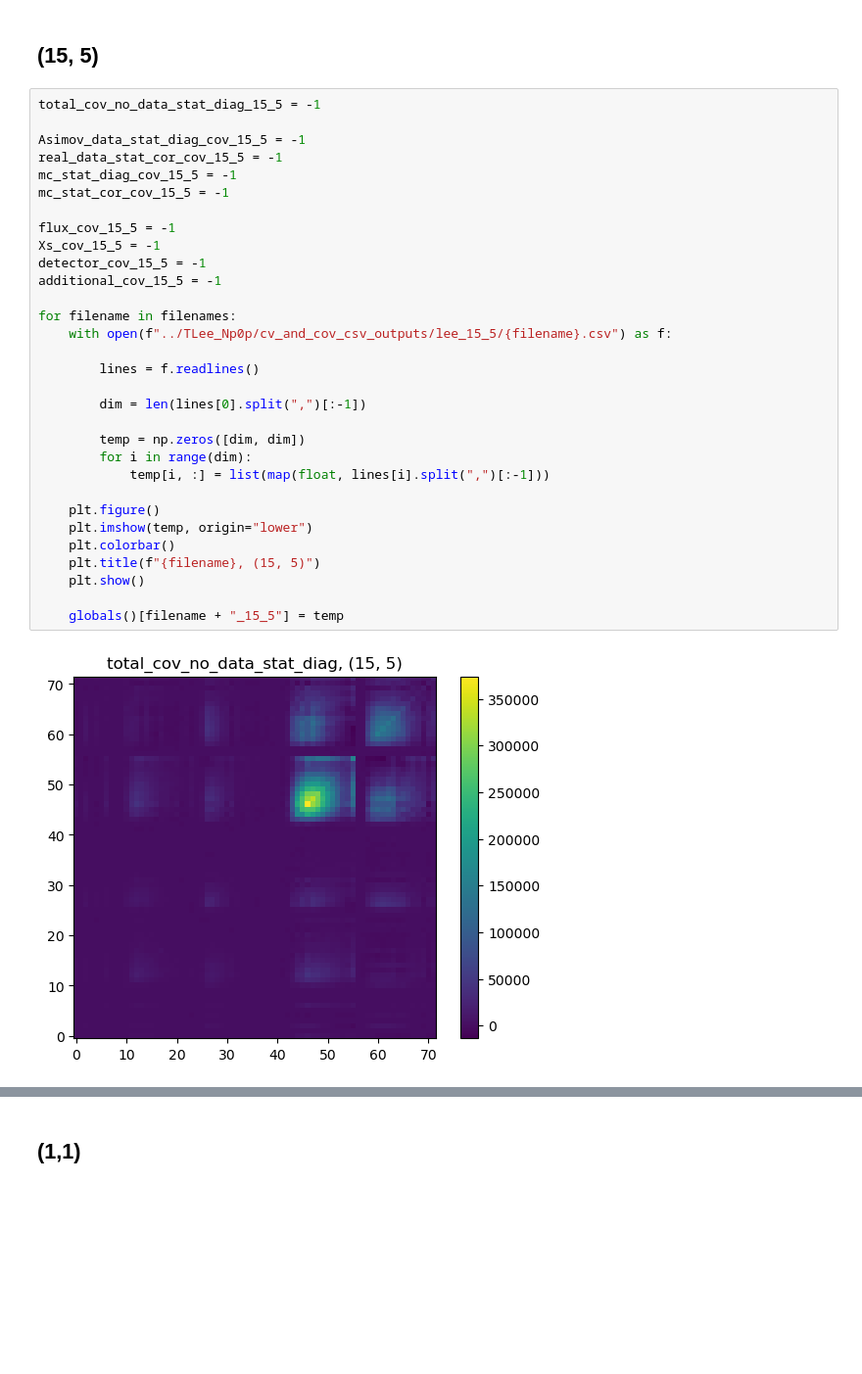
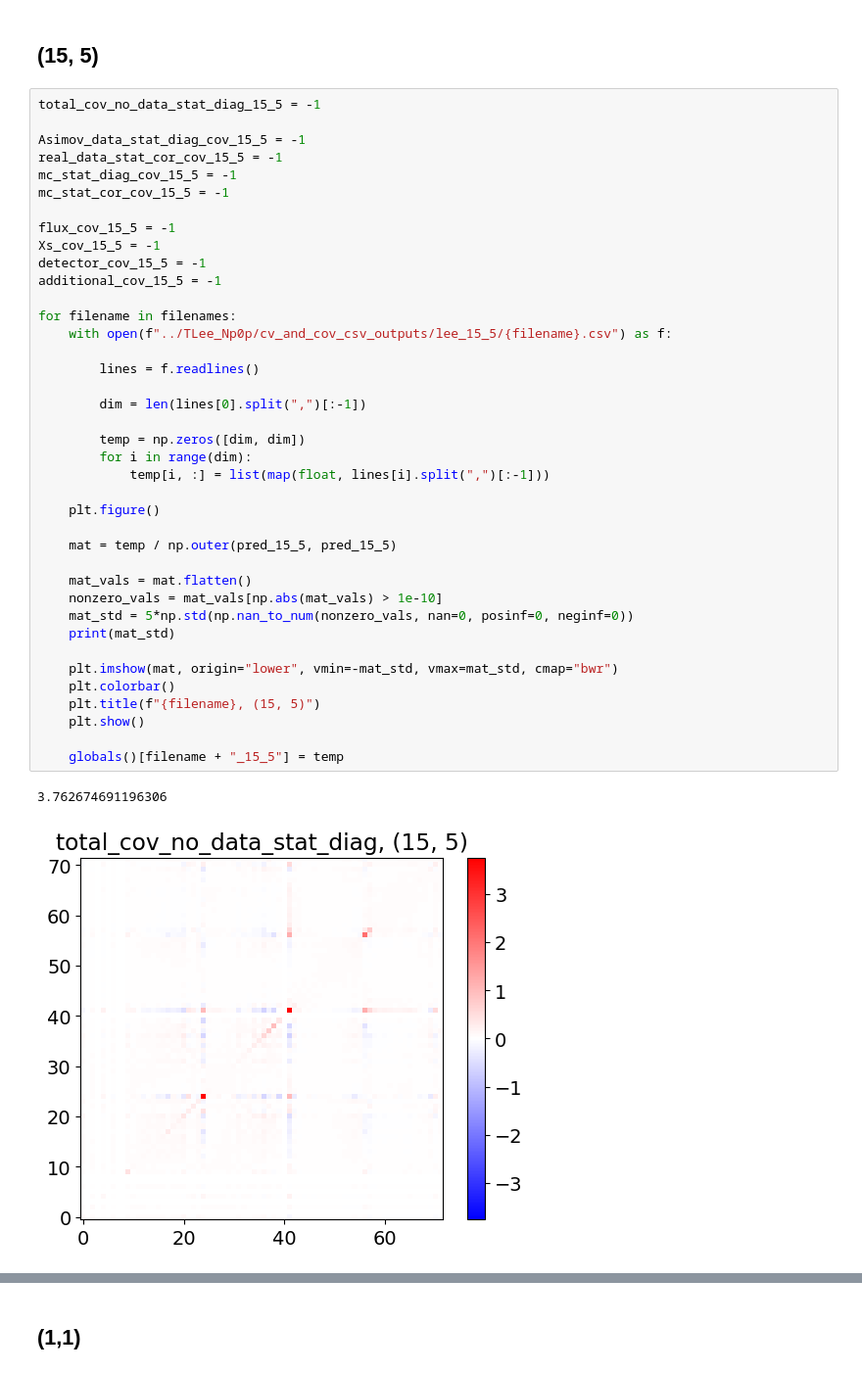
Before and after one commit to leehagaman/wc_framework, a Jupyter notebook: python_tools/cov_matrix_investigations_v2.ipynb, the cells around one changed output, grey strips where cells are left out. Shown at 98% size. Saved outputs shown, nothing was run; the diff lists cells and outputs as text; blank space fills up the shorter version.

Commit message:
made djoint and constrained dci2 distributionss for (15, 5), odified cov matrix plots

```diff
--- a/python_tools/cov_matrix_investigations_v2.ipynb
+++ b/python_tools/cov_matrix_investigations_v2.ipynb
@@ -74,32 +74,41 @@ filenames = [
 total_cov_no_data_stat_diag_15_5 = -1
 
 Asimov_data_stat_diag_cov_15_5 = -1
 real_data_stat_cor_cov_15_5 = -1
 mc_stat_diag_cov_15_5 = -1
 mc_stat_cor_cov_15_5 = -1
 
 flux_cov_15_5 = -1
 Xs_cov_15_5 = -1
 detector_cov_15_5 = -1
 additional_cov_15_5 = -1
 
 for filename in filenames:
     with open(f"../TLee_Np0p/cv_and_cov_csv_outputs/lee_15_5/{filename}.csv") as f:
 
         lines = f.readlines()
 
         dim = len(lines[0].split(",")[:-1])
 
         temp = np.zeros([dim, dim])
         for i in range(dim):
             temp[i, :] = list(map(float, lines[i].split(",")[:-1]))
 
     plt.figure()
-    plt.imshow(temp, origin="lower")
+
+    mat = temp / np.outer(pred_15_5, pred_15_5)
+
+    mat_vals = mat.flatten()
+    nonzero_vals = mat_vals[np.abs(mat_vals) > 1e-10]
+    mat_std = 5*np.std(np.nan_to_num(nonzero_vals, nan=0, posinf=0, neginf=0))
+    print(mat_std)
+
+    plt.imshow(mat, origin="lower", vmin=-mat_std, vmax=mat_std, cmap="bwr")
     plt.colorbar()
     plt.title(f"{filename}, (15, 5)")
     plt.show()
 
     globals()[filename + "_15_5"] = temp
 # %% [output]
+3.762674691196306
-[figure, old version]
+[figure, new version]
```
Also changed, not shown: parts of 1 cell of this notebook, 4 other files.
